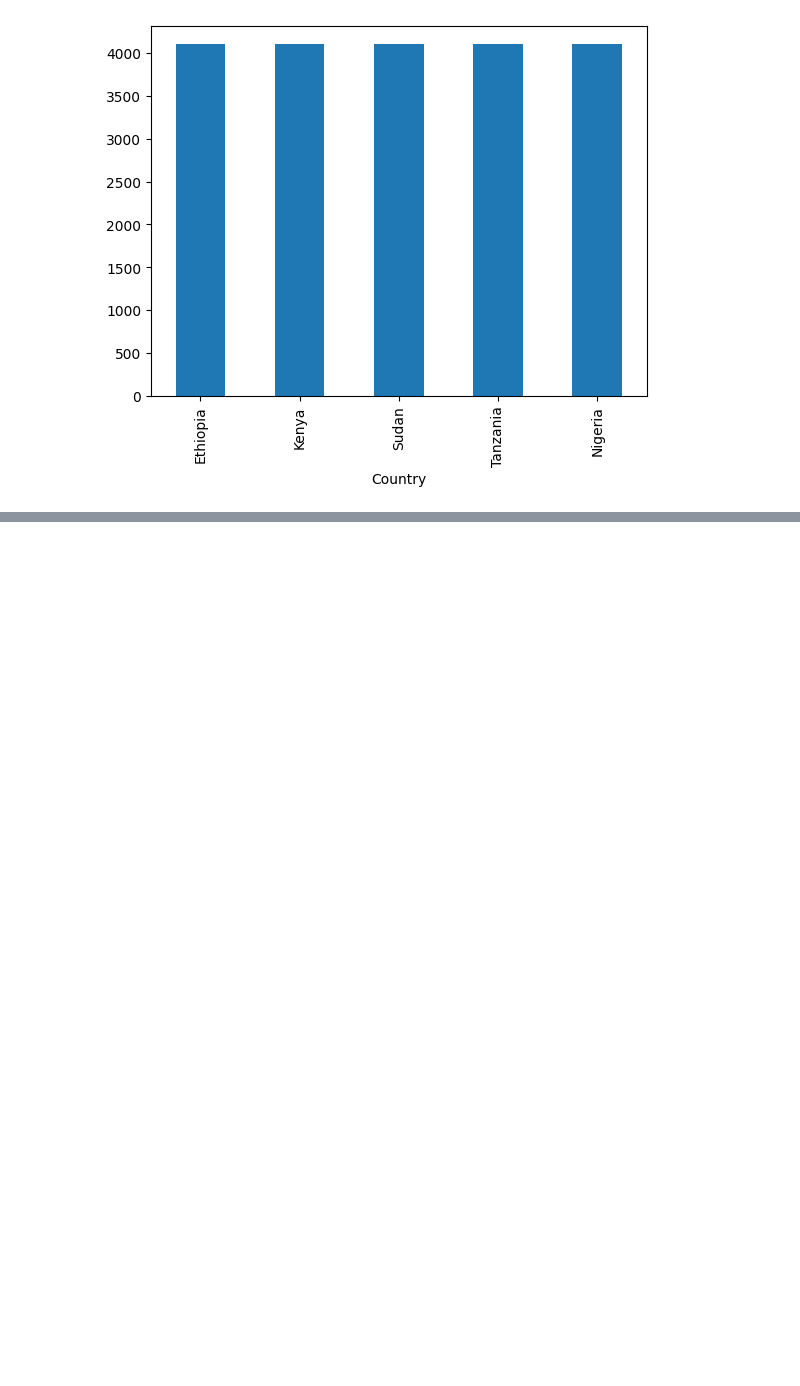
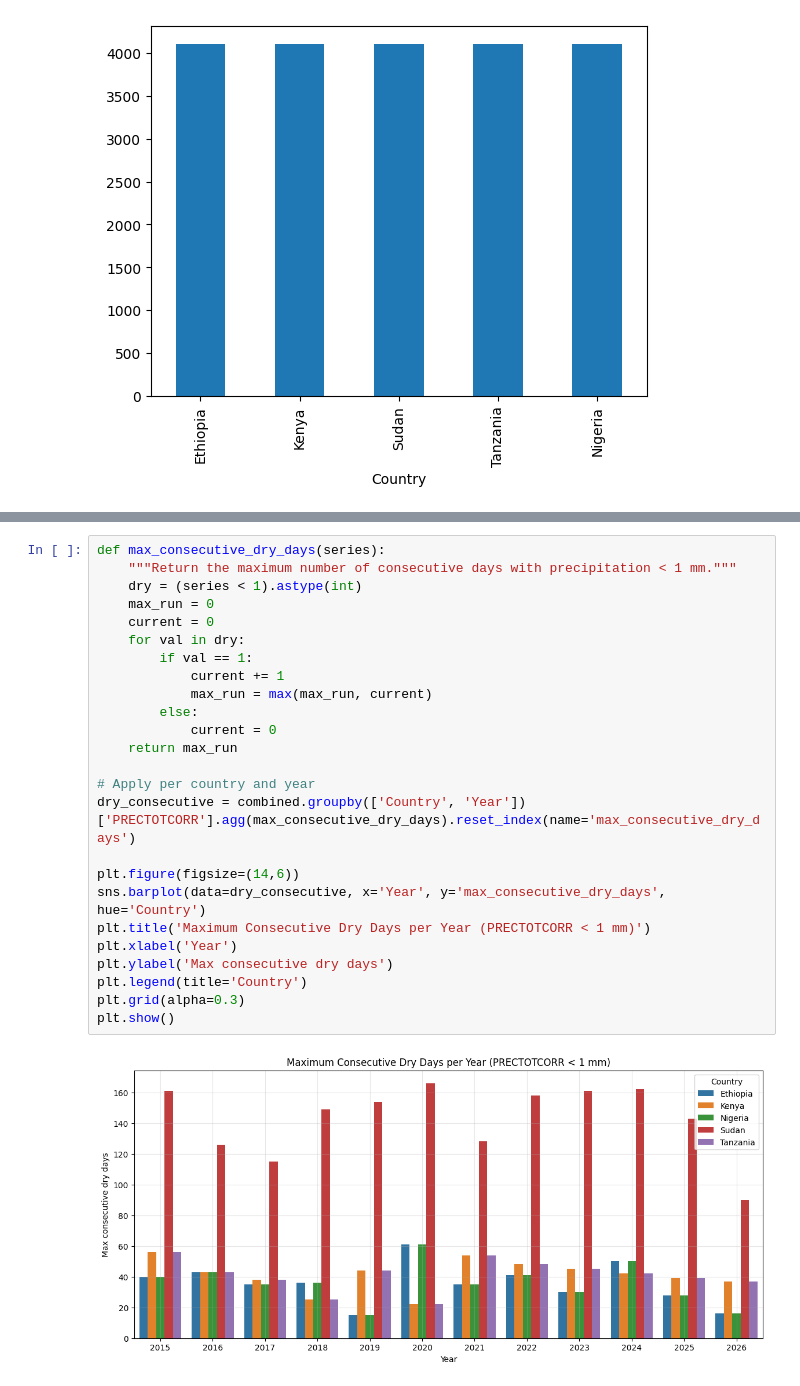
Before and after one commit to Sheyeeget/climate-challenge-week-0, a Jupyter notebook: notebooks/compare_countries.ipynb, the cells around one changed output, grey strips where cells are left out. Drawn from its saved outputs; the diff is of its cells as text; blank space fills up the shorter version.

```diff
--- a/notebooks/compare_countries.ipynb
+++ b/notebooks/compare_countries.ipynb
@@ -32,0 +99,27 @@ combined['Country'].value_counts().plot(kind='bar')
+# %%
+def max_consecutive_dry_days(series):
+    """Return the maximum number of consecutive days with precipitation < 1 mm."""
+    dry = (series < 1).astype(int)
+    max_run = 0
+    current = 0
+    for val in dry:
+        if val == 1:
+            current += 1
+            max_run = max(max_run, current)
+        else:
+            current = 0
+    return max_run
+
+# Apply per country and year
+dry_consecutive = combined.groupby(['Country', 'Year'])['PRECTOTCORR'].agg(max_consecutive_dry_days).reset_index(name='max_consecutive_dry_days')
+
+plt.figure(figsize=(14,6))
+sns.barplot(data=dry_consecutive, x='Year', y='max_consecutive_dry_days', hue='Country')
+plt.title('Maximum Consecutive Dry Days per Year (PRECTOTCORR < 1 mm)')
+plt.xlabel('Year')
+plt.ylabel('Max consecutive dry days')
+plt.legend(title='Country')
+plt.grid(alpha=0.3)
+plt.show()
+# %% [output]
+[figure, added]
```
Also changed, not shown: parts of 7 cells of this notebook.
